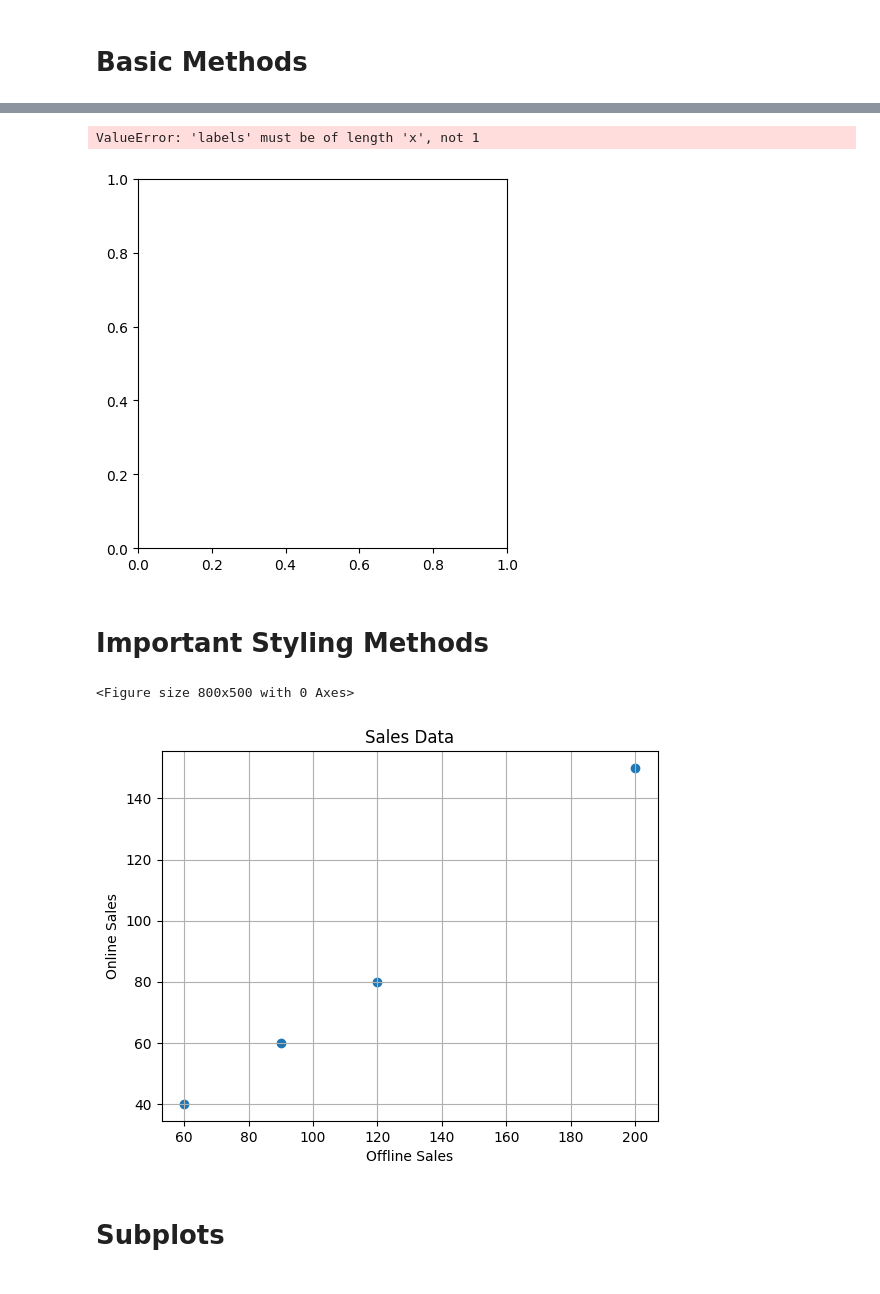
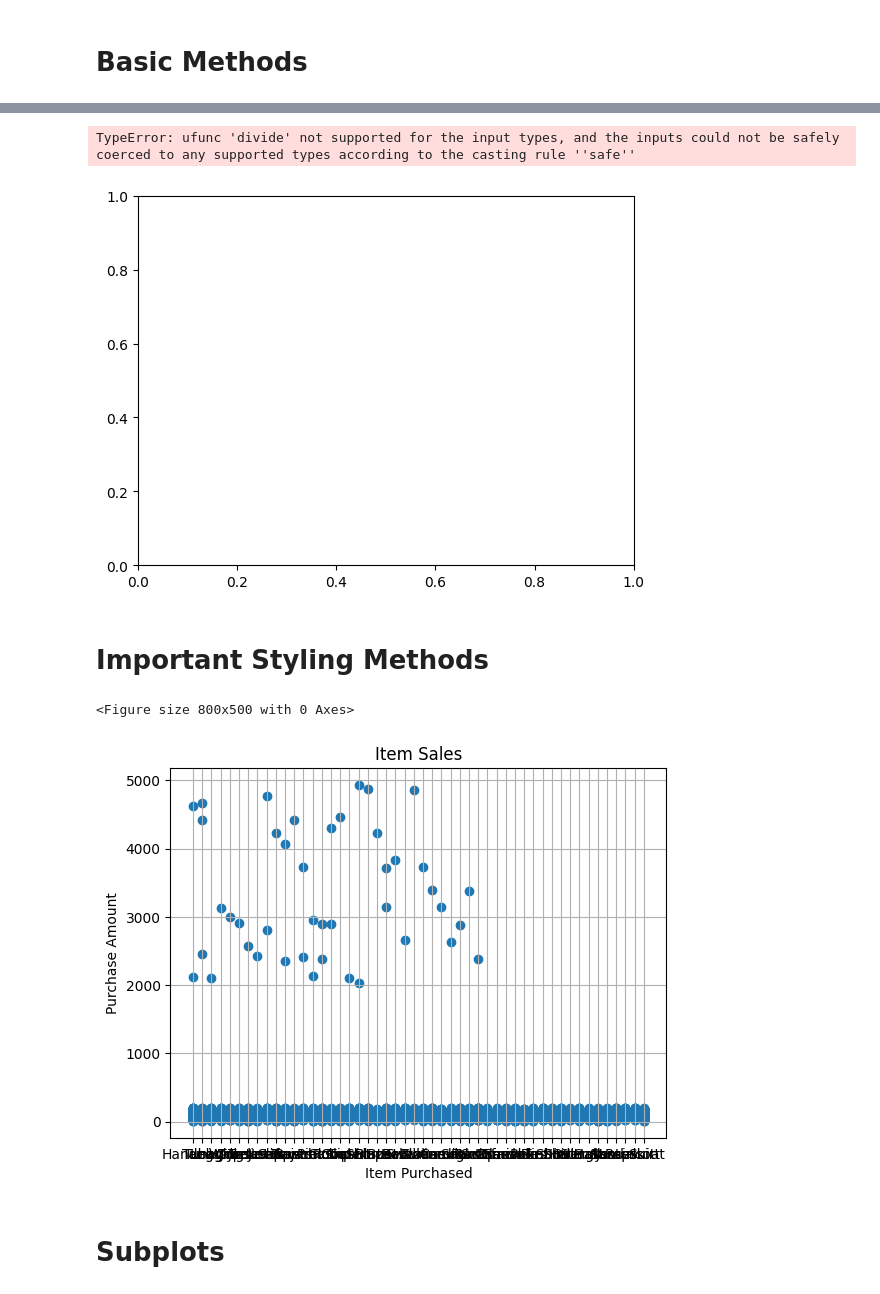
Before and after one commit to T-REX-C0DER/Data-Visualization-with-Python, a Jupyter notebook: Matplotlib.ipynb, the cells around one changed output, grey strips where cells are left out. Saved outputs shown, nothing was run; the diff lists cells and outputs as text; code cells hidden in the pictures.

```diff
--- a/Matplotlib.ipynb
+++ b/Matplotlib.ipynb
@@ -82,21 +107,24 @@ ValueError: could not convert string to float: 'Handbag'
 [figure]
 # %%
-plt.pie( sales_data["Purchase Amount (USD)"] , labels=["Customer Reference ID"])
+plt.boxplot(sales_data["Item Purchased"] , sales_data["Purchase Amount (USD)"])
+plt.title("Item Sales")
+plt.xlabel("Item Purchased")
+plt.ylabel("Purchase Amount")
 # %% [output]
-ValueError: 'labels' must be of length 'x', not 1
+TypeError: ufunc 'divide' not supported for the input types, and the inputs could not be safely coerced to any supported types according to the casting rule ''safe''
-[figure, old version]
+[figure, new version]
 # %% [markdown]
 # Important Styling Methods
 # %%
-plt.scatter(product_sales["Online_Sales"] , product_sales["Offline_Sales"])
-plt.title("Sales Data")
-plt.xlabel("Offline Sales")
-plt.ylabel("Online Sales")
+plt.scatter(sales_data["Item Purchased"] , sales_data["Purchase Amount (USD)"])
+plt.title("Item Sales")
+plt.xlabel("Item Purchased")
+plt.ylabel("Purchase Amount")
 plt.grid(True)
 plt.Figure(figsize=(8,5))
 # %% [output]
 <Figure size 800x500 with 0 Axes>
-[figure, old version]
+[figure, new version]
 # %% [markdown]
 # Subplots
 # %%
```
Also changed, not shown: parts of 10 cells of this notebook.
